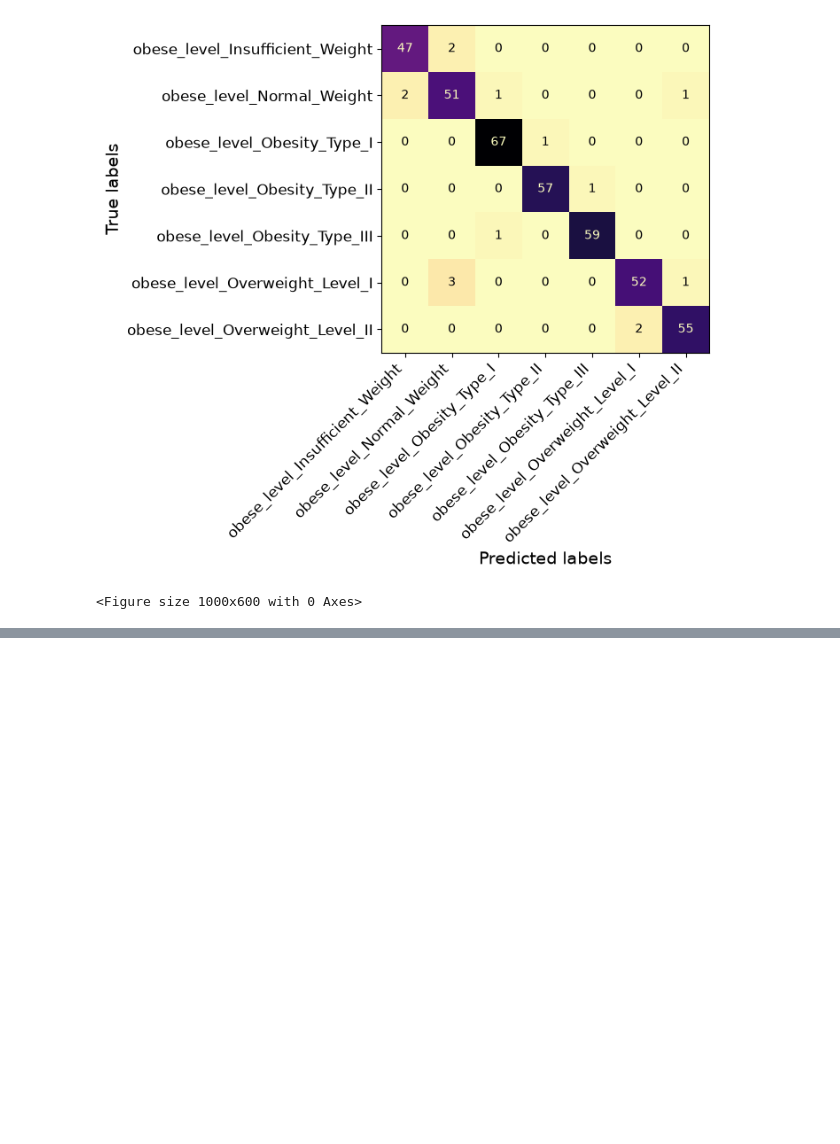
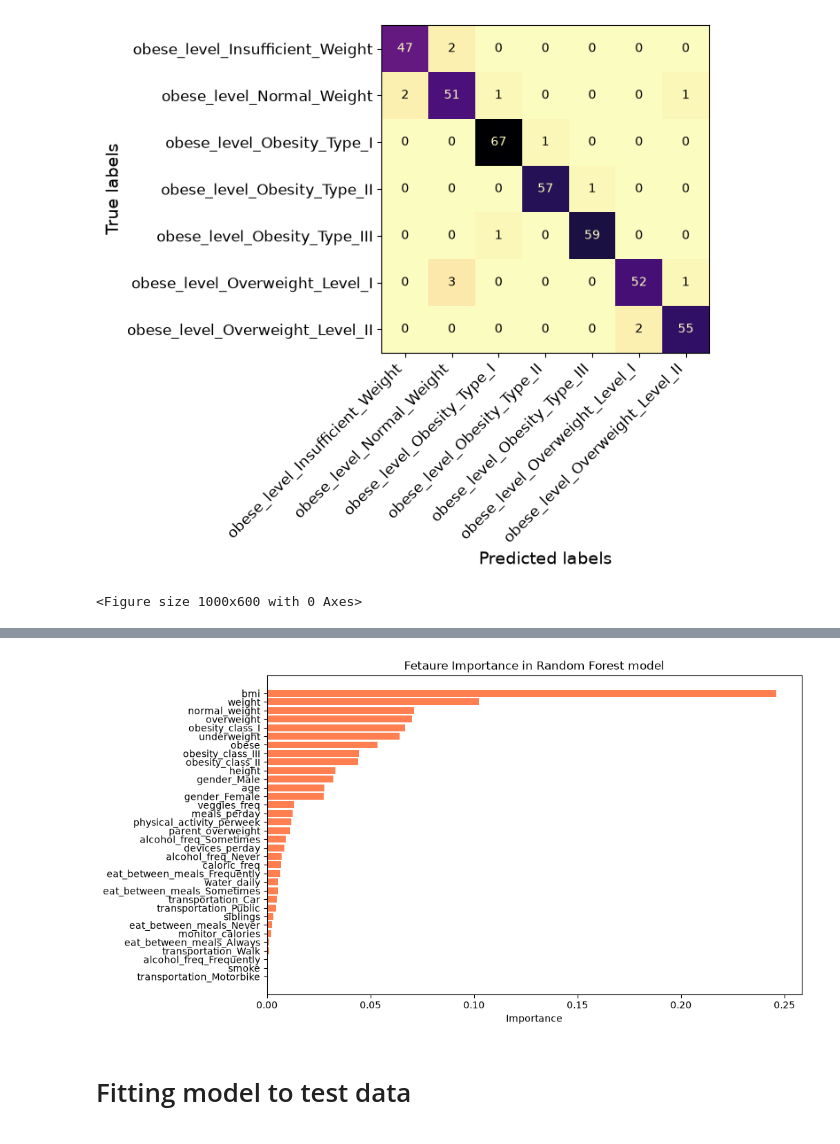
Before and after one commit to Imphatvn/Machine_learning_1, a Jupyter notebook: ML_1_CODE.ipynb, the cells around one changed output, grey strips where cells are left out. Drawn from its saved outputs; the diff is of its cells as text; code cells hidden in the pictures; blank space fills up the shorter version.

```diff
--- a/ML_1_CODE.ipynb
+++ b/ML_1_CODE.ipynb
@@ -1037,0 +1055,23 @@ plt.show()
+# %%
+# Plot the feature important for Random Forest to see the high performing features in tuned model
+
+feature_important = rfmodel.feature_importances_
+feature_important_df = pd.DataFrame({
+    'Feature': features,
+    'Importance' : feature_important
+}).sort_values(by='Importance', ascending=False)
+
+plt.figure(figsize=(10,6))
+plt.barh(feature_important_df['Feature'], feature_important_df['Importance'], color='coral')
+plt.xlabel('Importance')
+plt.title('Fetaure Importance in Random Forest model')
+plt.gca().invert_yaxis()
+plt.show()
+# %% [output]
+[figure, added]
+# %% [markdown]
+<a class="anchor" id="">
+
+# Fitting model to test data
+
+</a>
```
Also changed, not shown: parts of 13 cells of this notebook.
